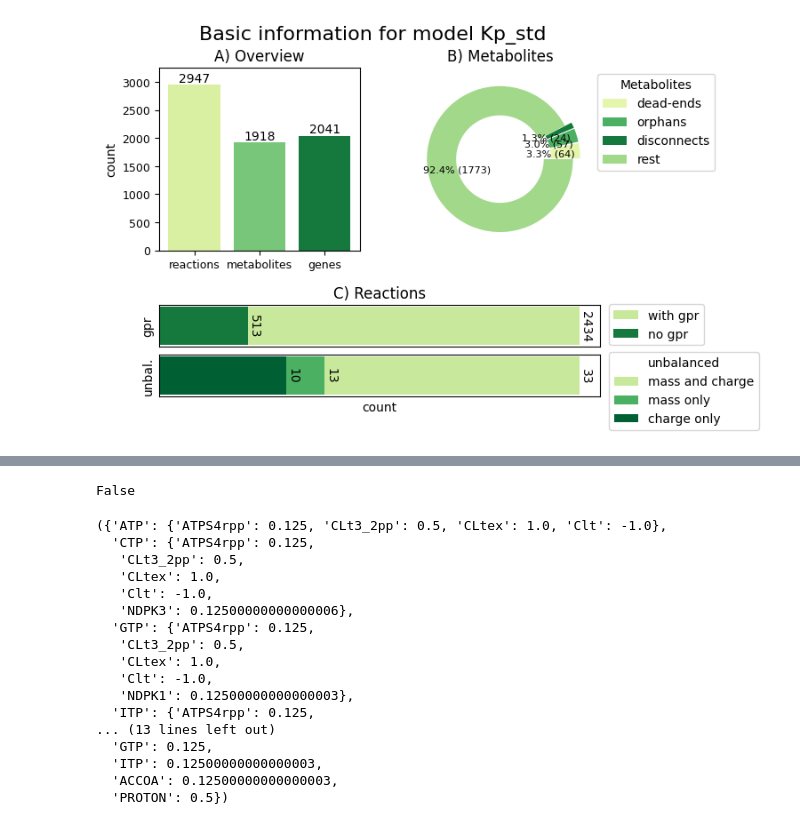
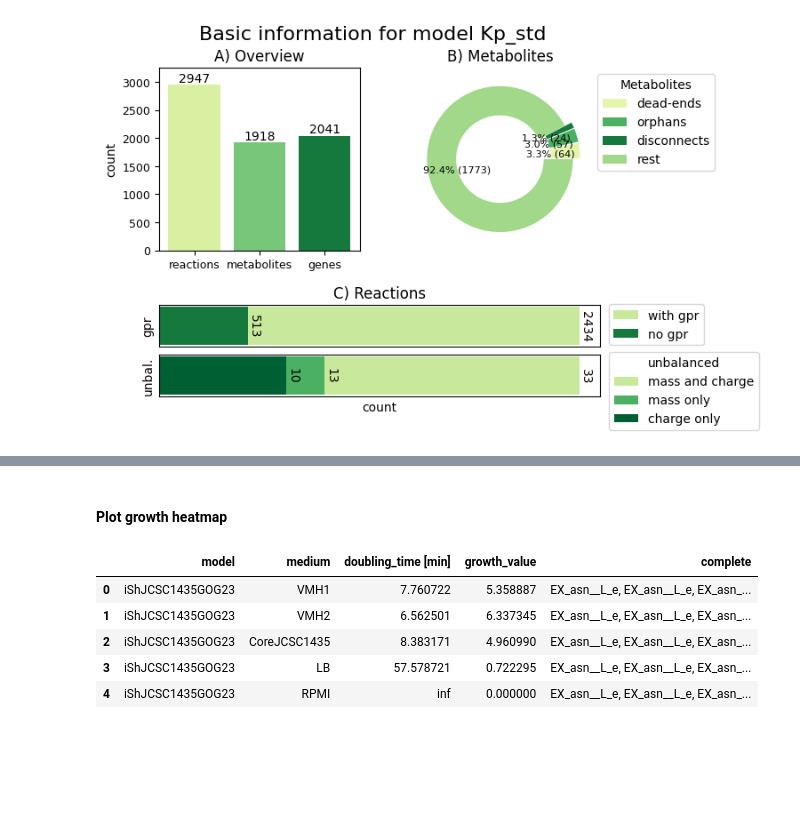
Before and after one commit to draeger-lab/refinegems, a Jupyter notebook: dev/CB_under_construction.ipynb, the cells around one changed output, grey strips where cells are left out. Cells and saved outputs as stored; diff of their text form; code cells hidden in the pictures; blank space fills up the shorter version.

Commit message:
Update Growth report plots

```diff
--- a/dev/CB_under_construction.ipynb
+++ b/dev/CB_under_construction.ipynb
@@ -104,7 +35,3 @@ TypeError: 'float' object is not iterable
-# %%
-from refinegems.analysis.growth import MIN_GROWTH_THRESHOLD
-
--1.0e-16 < MIN_GROWTH_THRESHOLD * -1.0
-# %% [output]
-False
+# %% [markdown]
+#### Plot growth heatmap
 # %%
@@ -112,25 +41,12 @@ from refinegems.classes.medium import load_medium_from_db
-# %%
-from refinegems.utility.io import load_model
-from refinegems.curation.egcs import GreedyEGCSolver
-
-model = load_model('/Users/brune/Downloads/iSSA24TF_v13_fixBrokenMNXR.xml', 'cobra')
-solver = GreedyEGCSolver()
-solver.find_egcs(model, with_reacs=True)
-# %% [output]
-({'ATP': {'ATPS4rpp': 0.125, 'CLt3_2pp': 0.5, 'CLtex': 1.0, 'Clt': -1.0},
-  'CTP': {'ATPS4rpp': 0.125,
-   'CLt3_2pp': 0.5,
-   'CLtex': 1.0,
-   'Clt': -1.0,
-   'NDPK3': 0.12500000000000006},
-  'GTP': {'ATPS4rpp': 0.125,
-   'CLt3_2pp': 0.5,
-   'CLtex': 1.0,
-   'Clt': -1.0,
-   'NDPK1': 0.12500000000000003},
-  'ITP': {'ATPS4rpp': 0.125,
-... (13 lines left out)
-  'GTP': 0.125,
-  'ITP': 0.12500000000000003,
-  'ACCOA': 0.12500000000000003,
-  'PROTON': 0.5})
+# %%
+testfile = '/Users/brune/Documents/11_Test_Data/test_refinegems/test_growth_heatmap.tsv'
+
+data = pd.read_csv(testfile, sep='\t')
+data.head()
+# %% [output]
+|  | model | medium | doubling_time [min] | growth_value | complete |
+| 0 | iShJCSC1435GOG23 | VMH1 | 7.760722 | 5.358887 | EX_asn__L_e, EX_asn__L_e, EX_asn_... |
+| 1 | iShJCSC1435GOG23 | VMH2 | 6.562501 | 6.337345 | EX_asn__L_e, EX_asn__L_e, EX_asn_... |
+| 2 | iShJCSC1435GOG23 | CoreJCSC1435 | 8.383171 | 4.960990 | EX_asn__L_e, EX_asn__L_e, EX_asn_... |
+| 3 | iShJCSC1435GOG23 | LB | 57.578721 | 0.722295 | EX_asn__L_e, EX_asn__L_e, EX_asn_... |
+| 4 | iShJCSC1435GOG23 | RPMI | inf | 0.000000 | EX_asn__L_e, EX_asn__L_e, EX_asn_... |
```
Also changed, not shown: parts of 4 cells of this notebook, 1 other file.
